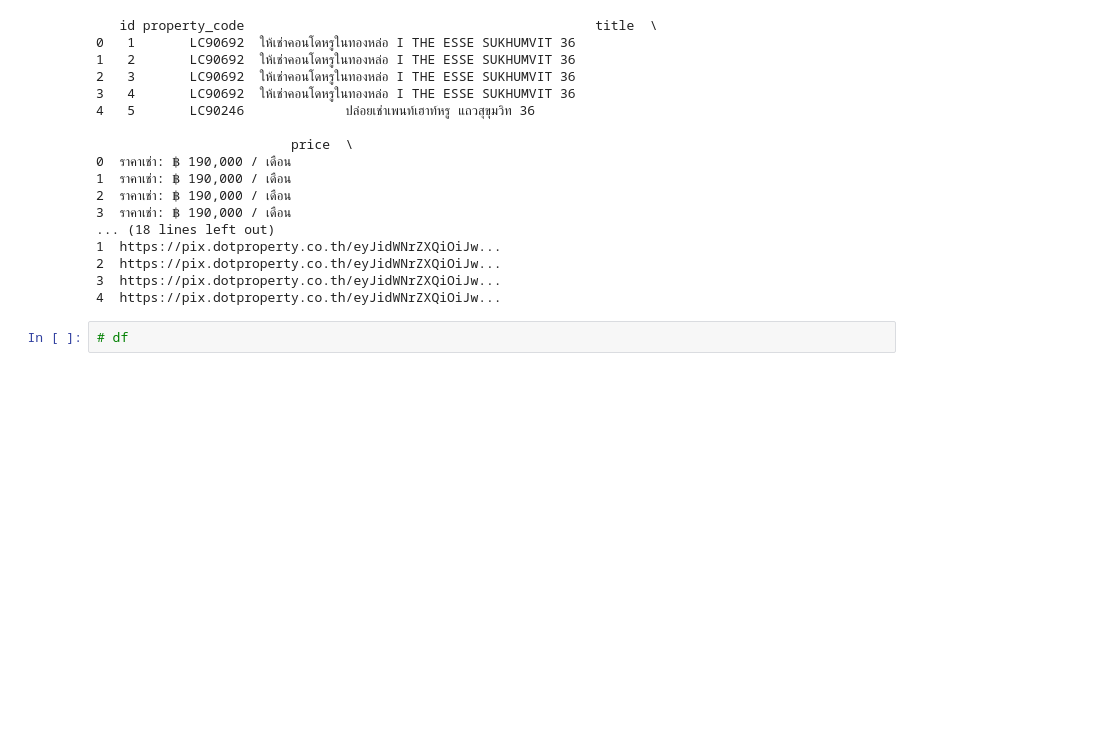
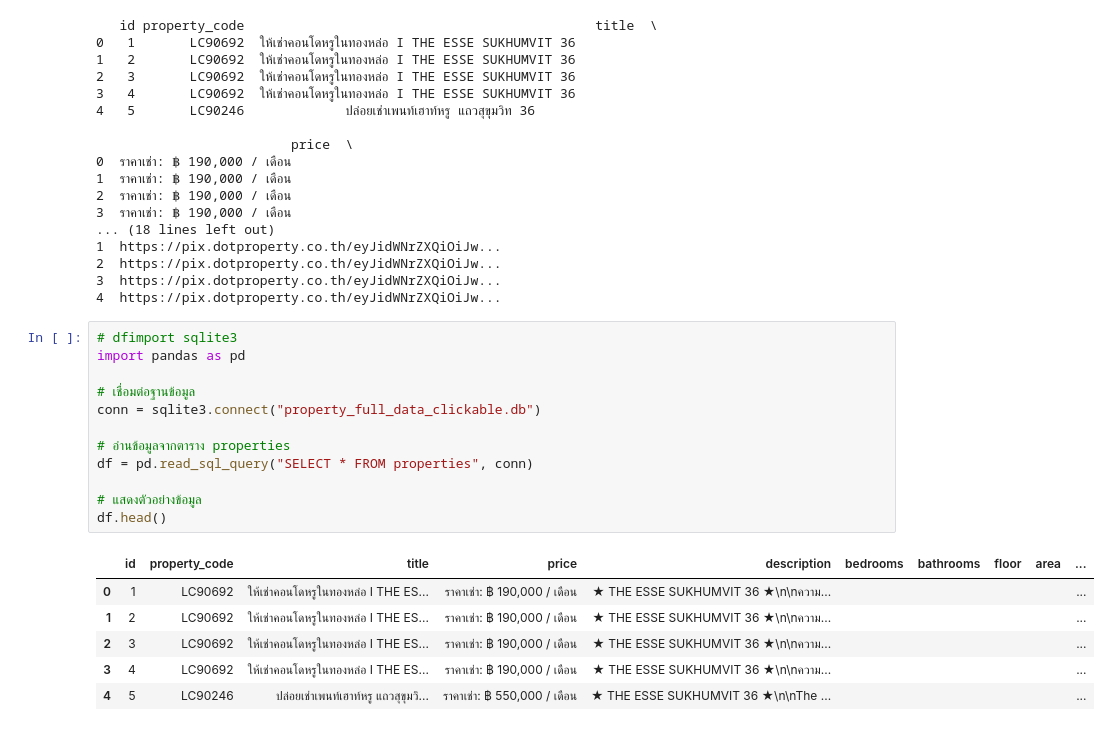
Before and after one commit to PanaritSa/ID_App, a Jupyter notebook: ID_Scraping.ipynb, the cells around one changed output. Saved outputs shown, nothing was run; the diff lists cells and outputs as text; blank space fills up the shorter version.

```diff
--- a/ID_Scraping.ipynb
+++ b/ID_Scraping.ipynb
@@ -723,5 +723,22 @@ print(df.head())
 2  https://pix.dotproperty.co.th/eyJidWNrZXQiOiJw...
 3  https://pix.dotproperty.co.th/eyJidWNrZXQiOiJw...
 4  https://pix.dotproperty.co.th/eyJidWNrZXQiOiJw...
-# %%
-# df
+# %%
+# dfimport sqlite3
+import pandas as pd
+
+# เชื่อมต่อฐานข้อมูล
+conn = sqlite3.connect("property_full_data_clickable.db")
+
+# อ่านข้อมูลจากตาราง properties
+df = pd.read_sql_query("SELECT * FROM properties", conn)
+
+# แสดงตัวอย่างข้อมูล
+df.head()
+# %% [output]
+|  | id | property_code | title | price | description | bedrooms | bathrooms | floor | area | ... |
+| 0 | 1 | LC90692 | ให้เช่าคอนโดหรูในทองหล่อ I THE ES... | ราคาเช่า: ฿ 190,000 / เดือน | ★ THE ESSE SUKHUMVIT 36 ★\n\nความ... |  |  |  |  | ... |
+| 1 | 2 | LC90692 | ให้เช่าคอนโดหรูในทองหล่อ I THE ES... | ราคาเช่า: ฿ 190,000 / เดือน | ★ THE ESSE SUKHUMVIT 36 ★\n\nความ... |  |  |  |  | ... |
+| 2 | 3 | LC90692 | ให้เช่าคอนโดหรูในทองหล่อ I THE ES... | ราคาเช่า: ฿ 190,000 / เดือน | ★ THE ESSE SUKHUMVIT 36 ★\n\nความ... |  |  |  |  | ... |
+| 3 | 4 | LC90692 | ให้เช่าคอนโดหรูในทองหล่อ I THE ES... | ราคาเช่า: ฿ 190,000 / เดือน | ★ THE ESSE SUKHUMVIT 36 ★\n\nความ... |  |  |  |  | ... |
+| 4 | 5 | LC90246 | ปล่อยเช่าเพนท์เฮาท์หรู แถวสุขุมวิ... | ราคาเช่า: ฿ 550,000 / เดือน | ★ THE ESSE SUKHUMVIT 36 ★\n\nThe ... |  |  |  |  | ... |
```
Also changed, not shown: parts of 3 cells of this notebook, 2 other files.
